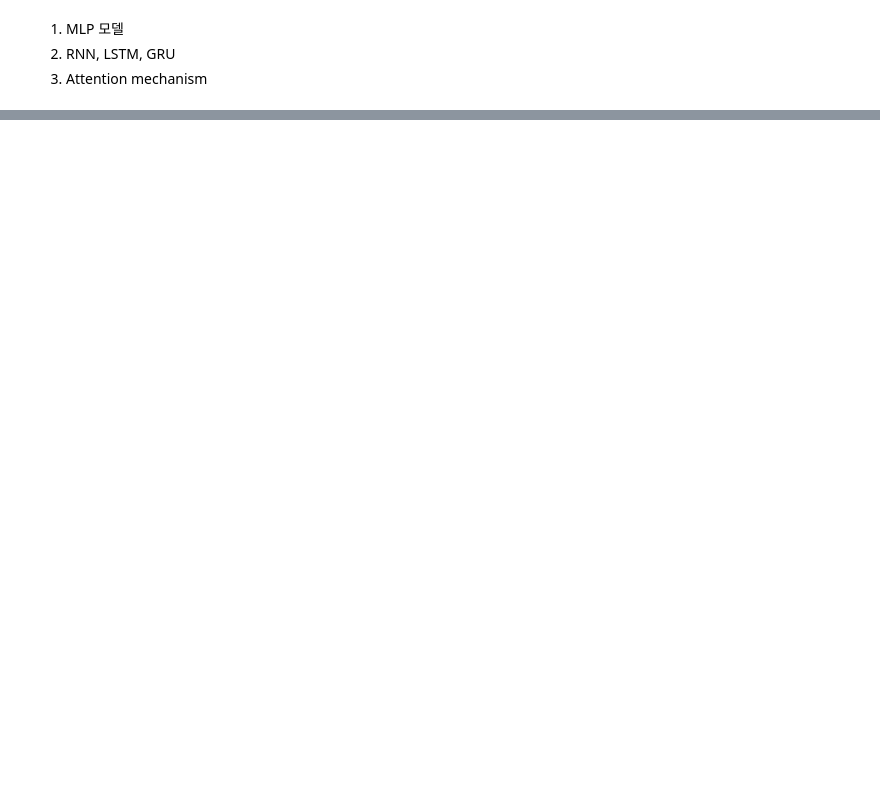
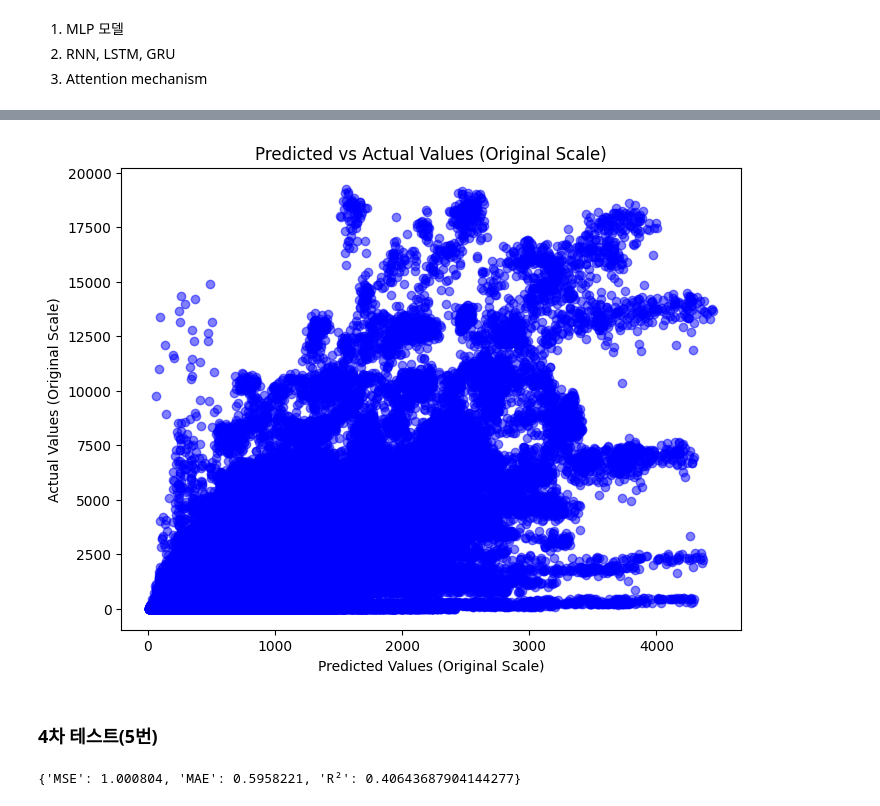
Before and after one commit to SeungminKimdev/seoul-busroute-analysis, a Jupyter notebook: deeplearning/dl_model_training.ipynb, the cells around one changed output, grey strips where cells are left out. Cells and saved outputs as stored; diff of their text form; code cells hidden in the pictures; blank space fills up the shorter version.

```diff
--- a/deeplearning/dl_model_training.ipynb
+++ b/deeplearning/dl_model_training.ipynb
@@ -425,0 +1564,20 @@ plt.show()
+# %%
+import numpy as np
+
+import matplotlib.pyplot as plt
+
+# log1p 변환된 값을 원래 값으로 되돌리기
+y_2023_original = np.expm1(y_2023_tensor.cpu().numpy())
+predictions_original = np.expm1(predictions.cpu().numpy())
+
+# 그래프 그리기
+plt.figure(figsize=(8, 6))
+plt.scatter(predictions_original, y_2023_original, alpha=0.5, c='blue')
+plt.xlabel('Predicted Values (Original Scale)')
+plt.ylabel('Actual Values (Original Scale)')
+plt.title('Predicted vs Actual Values (Original Scale)')
+plt.show()
+# %% [output]
+[figure, added]
+# %% [markdown]
+### 4차 테스트(5번)
@@ -425,0 +1635,32 @@ plt.show()
+# %%
+# 모델 초기화
+num_stations = 2829  # 예시로 100개의 역번호가 있다고 가정
+embedding_dim = 8  # 임베딩 벡터의 차원
+input_size = 10  # 연속형 피처 수 (예시)
+
+model = MLPWithEmbedding5(num_stations=num_stations, embedding_dim=embedding_dim, input_size=input_size)
+
+# 손실 함수 및 옵티마이저 정의
+criterion = nn.MSELoss()  # 회귀 문제이므로 MSE 사용
+optimizer = optim.Adam(model.parameters(), lr=0.001)
+
+device = torch.device('cuda:0' if torch.backends.mps.is_built() else 'cpu')
+model = model.to(device)
+
+# 모델을 평가 모드로 전환
+model.eval()
+
+# 저장된 모델 가중치 로드
+model.load_state_dict(torch.load('model_weights_5.pth',weights_only=True))
+
+# 예측 수행
+with torch.no_grad():
+	X_2023_tensor = X_2023_tensor.to(device)
+	X_station_2023_tensor = X_station_2023_tensor.to(device)
+	y_2023_tensor = y_2023_tensor.to(device)
+
+	predictions = model(X_2023_tensor, X_station_2023_tensor)
+	metrics = evaluate_predictions(y_2023_tensor, predictions)
+	print(metrics)
+# %% [output]
+{'MSE': 1.000804, 'MAE': 0.5958221, 'R²': 0.40643687904144277}
```
Also changed, not shown: parts of 145 cells of this notebook, 10 other files.
